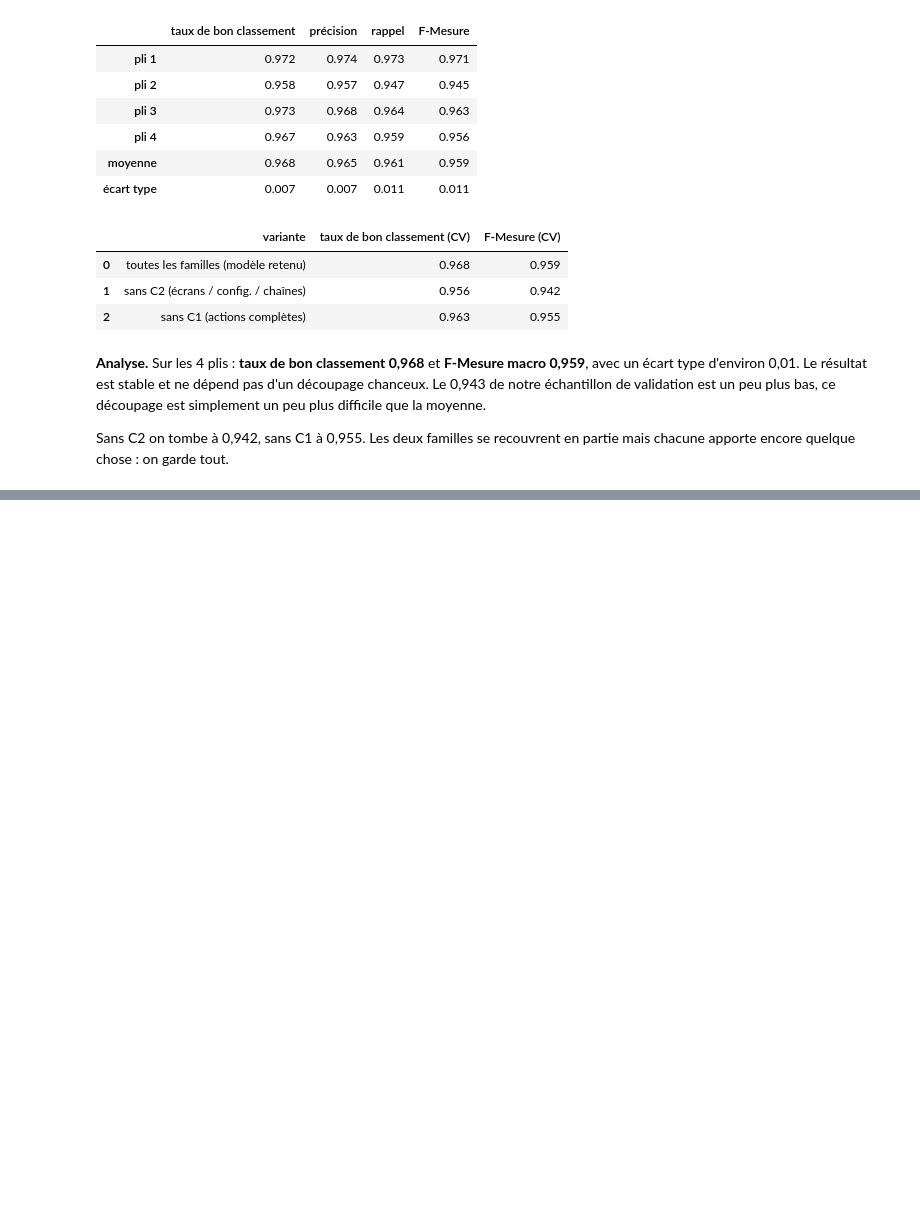
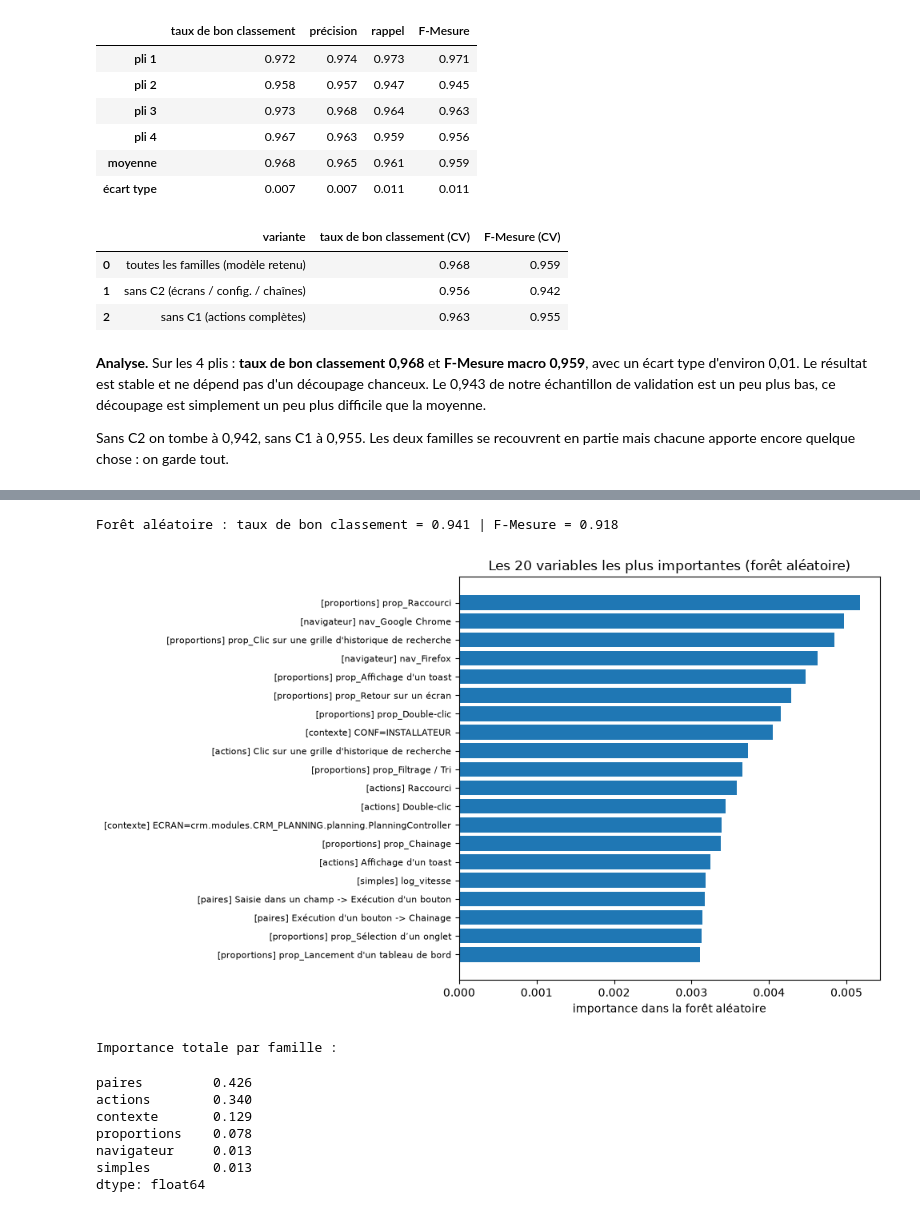
Before and after one commit to AchrafBitar/CopiloteBE, a Jupyter notebook: BE1_identification_utilisateurs.ipynb, the cells around one changed output, grey strips where cells are left out. Saved outputs shown, nothing was run; the diff lists cells and outputs as text; code cells hidden in the pictures; blank space fills up the shorter version.

```diff
--- a/BE1_identification_utilisateurs.ipynb
+++ b/BE1_identification_utilisateurs.ipynb
@@ -1007,0 +1134,47 @@ Sans C2 on tombe à 0,942, sans C1 à 0,955. Les deux familles se recouvrent en
+# %%
+foret = Pipeline([("preparation", preparation(TOUTES_FAMILLES)),
+                  ("classifieur", RandomForestClassifier(n_estimators=300, n_jobs=-1, random_state=GRAINE))])
+foret.fit(X_app, y_app)
+pred_foret = foret.predict(X_val)
+print("Forêt aléatoire : taux de bon classement =", round(accuracy_score(y_val, pred_foret), 3),
+      "| F-Mesure =", round(f1_score(y_val, pred_foret, average="macro"), 3))
+
+noms_colonnes = foret.named_steps["preparation"].get_feature_names_out()   # ex. "paires__Saisie dans un champ -> ..."
+importances = pd.Series(foret.named_steps["classifieur"].feature_importances_, index=noms_colonnes)
+
+
+def nom_lisible(nom):
+    famille, detail = nom.split("__", 1)       # on sépare le nom de la famille et le nom de la variable
+    detail = detail.replace("infologic.", "")
+    if len(detail) > 70:
+        detail = "..." + detail[-70:]          # on coupe les noms trop longs
+    return "[" + famille + "] " + detail
+
+
+top = importances.sort_values(ascending=False).head(20)
+noms_top = [nom_lisible(n) for n in top.index]
+
+fig, ax = plt.subplots(figsize=(10, 6))
+ax.barh(range(20), top.values)
+ax.set_yticks(range(20), noms_top, fontsize=8)
+ax.invert_yaxis()                              # la plus importante en haut
+ax.set_xlabel("importance dans la forêt aléatoire")
+ax.set_title("Les 20 variables les plus importantes (forêt aléatoire)")
+plt.tight_layout()
+plt.savefig("figures/importances.png", dpi=150)
+plt.show()
+
+familles_colonnes = [n.split("__")[0] for n in noms_colonnes]
+print("Importance totale par famille :")
+importances.groupby(familles_colonnes).sum().sort_values(ascending=False).round(3)
+# %% [output]
+Forêt aléatoire : taux de bon classement = 0.941 | F-Mesure = 0.918
+[figure, added]
+Importance totale par famille :
+paires         0.426
+actions        0.340
+contexte       0.129
+proportions    0.078
+navigateur     0.013
+simples        0.013
+dtype: float64
```
Also changed, not shown: parts of 14 cells of this notebook, 3 other files.
